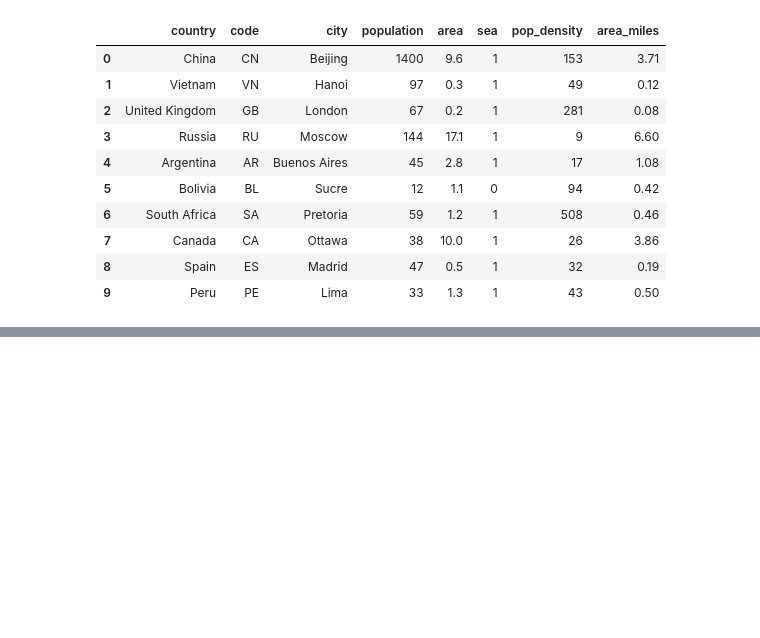
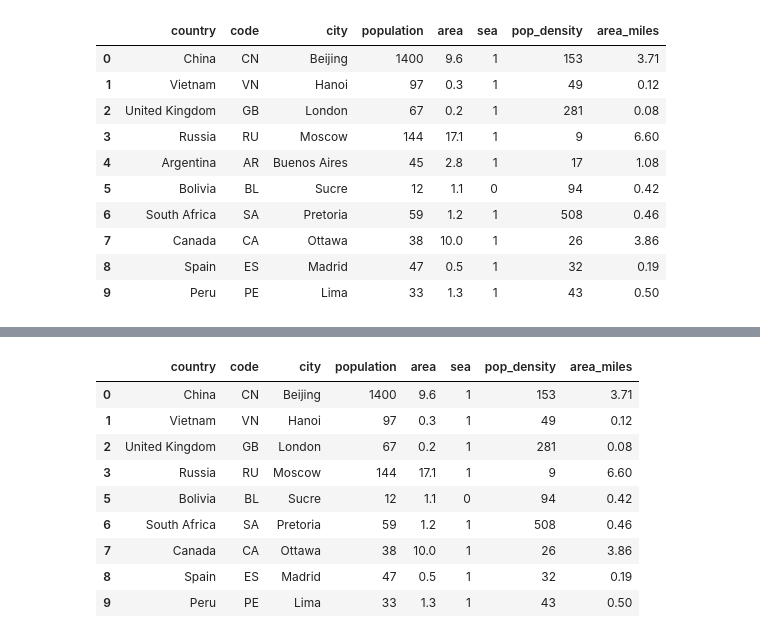
Before and after one commit to ShaidulinAndrew/Pandas_classes, a Jupyter notebook: Pandas2_makarov.ipynb, the cells around one changed output, grey strips where cells are left out. Saved outputs shown, nothing was run; the diff lists cells and outputs as text; code cells hidden in the pictures; blank space fills up the shorter version.

```diff
--- a/Pandas2_makarov.ipynb
+++ b/Pandas2_makarov.ipynb
@@ -424,3 +424,6 @@ countries
 | 7 | Canada | CA | Ottawa | 38 | 10.0 | 1 | 26 | 3.86 |
 | 8 | Spain | ES | Madrid | 47 | 0.5 | 1 | 32 | 0.19 |
 | 9 | Peru | PE | Lima | 33 | 1.3 | 1 | 43 | 0.50 |
+# %%
+# снова удалим этот столбец
+countries.drop(labels = 'area_miles', axis = 1, inplace = True)
@@ -426,0 +437,4 @@ countries
+# %%
+# есть более просто способ добавления нового столбца
+countries['area_miles'] = (countries.area /2.59).round(2)
+countries
@@ -426,0 +483,14 @@ countries
+# %%
+# мы так же можем в параметр index передать индекс датафрейма через атрибут index
+countries.drop(index = countries.index[4])
+# %% [output]
+|  | country | code | city | population | area | sea | pop_density | area_miles |
+| 0 | China | CN | Beijing | 1400 | 9.6 | 1 | 153 | 3.71 |
+| 1 | Vietnam | VN | Hanoi | 97 | 0.3 | 1 | 49 | 0.12 |
+| 2 | United Kingdom | GB | London | 67 | 0.2 | 1 | 281 | 0.08 |
+| 3 | Russia | RU | Moscow | 144 | 17.1 | 1 | 9 | 6.60 |
+| 5 | Bolivia | BL | Sucre | 12 | 1.1 | 0 | 94 | 0.42 |
+| 6 | South Africa | SA | Pretoria | 59 | 1.2 | 1 | 508 | 0.46 |
+| 7 | Canada | CA | Ottawa | 38 | 10.0 | 1 | 26 | 3.86 |
+| 8 | Spain | ES | Madrid | 47 | 0.5 | 1 | 32 | 0.19 |
+| 9 | Peru | PE | Lima | 33 | 1.3 | 1 | 43 | 0.50 |
```
Also changed, not shown: parts of 7 cells of this notebook.
